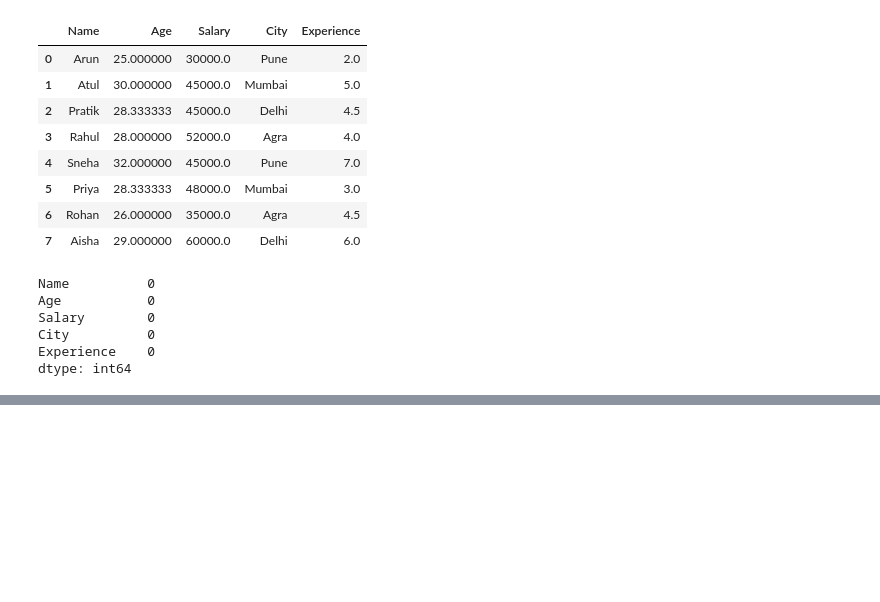
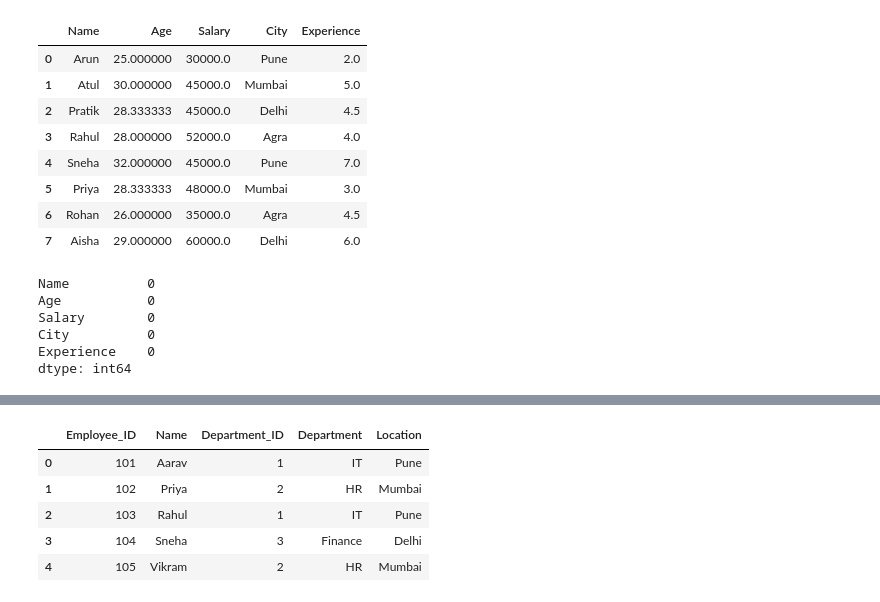
Before and after one commit to pamithkodekal/Python, a Jupyter notebook: pandasNotebook/Pandas.ipynb, the cells around one changed output, grey strips where cells are left out. Saved outputs shown, nothing was run; the diff lists cells and outputs as text; code cells hidden in the pictures; blank space fills up the shorter version.

```diff
--- a/pandasNotebook/Pandas.ipynb
+++ b/pandasNotebook/Pandas.ipynb
@@ -368,0 +402,9 @@ dtype: int64
+# %%
+pd.merge(df1, df2, on="Department_ID", how="inner")
+# %% [output]
+|  | Employee_ID | Name | Department_ID | Department | Location |
+| 0 | 101 | Aarav | 1 | IT | Pune |
+| 1 | 102 | Priya | 2 | HR | Mumbai |
+| 2 | 103 | Rahul | 1 | IT | Pune |
+| 3 | 104 | Sneha | 3 | Finance | Delhi |
+| 4 | 105 | Vikram | 2 | HR | Mumbai |
```
Also changed, not shown: parts of 5 cells of this notebook.
